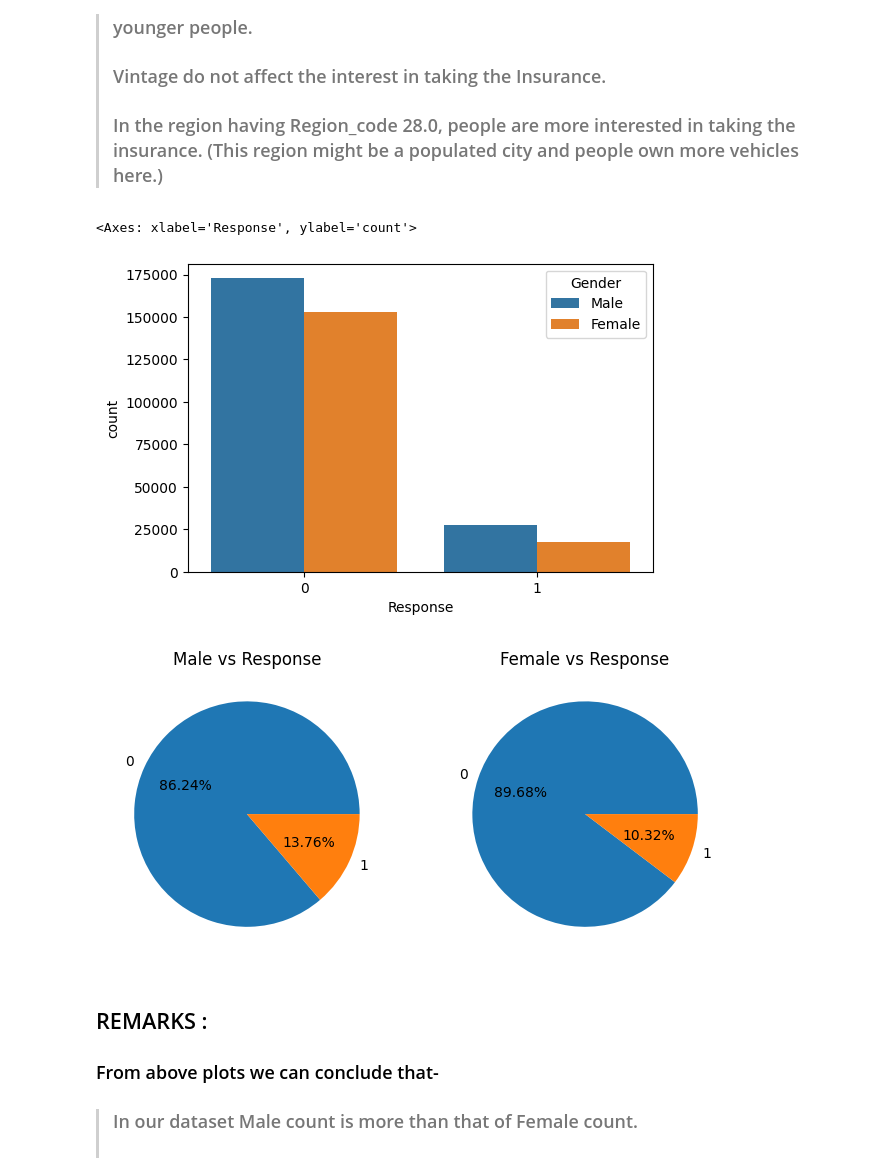
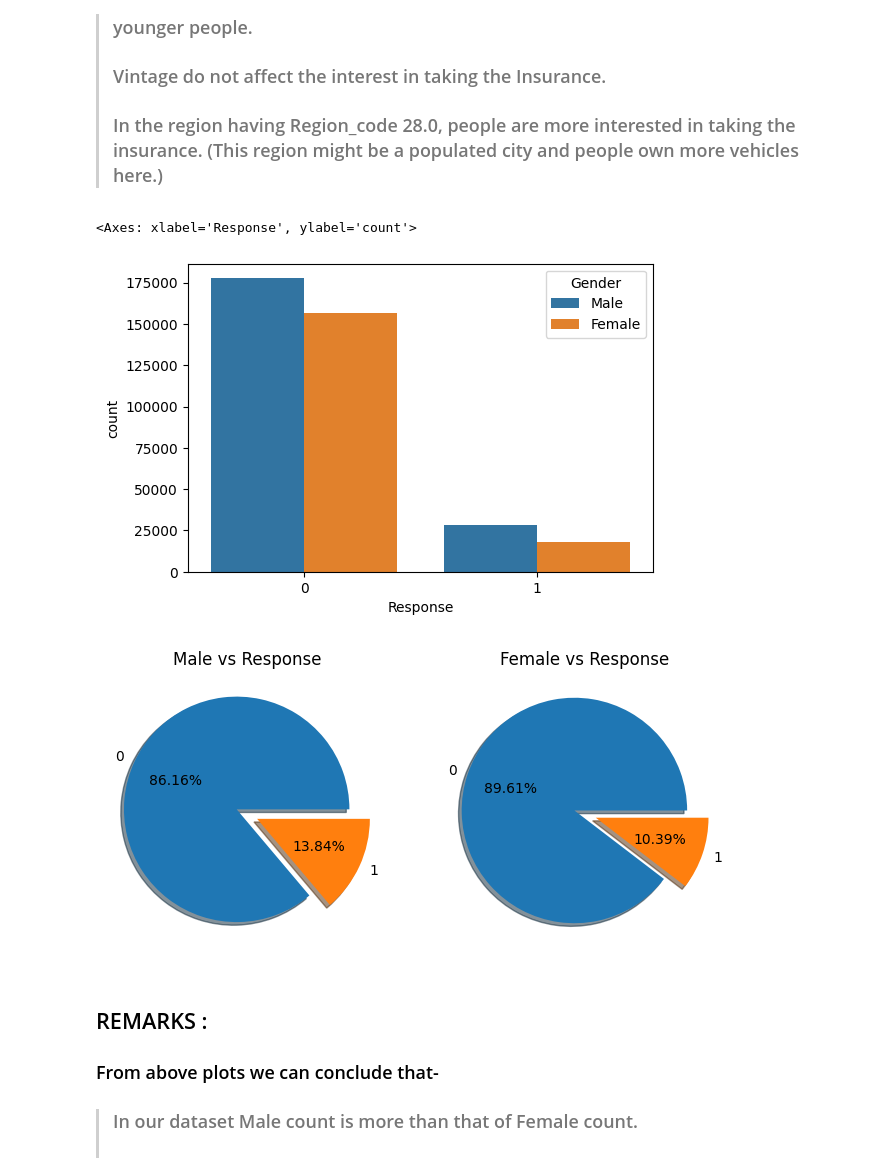
Before and after one commit to RPSahoo219/Health_Insurance_Cross_Sell_Prediction, a Jupyter notebook: Health_Insurance_Cross_Sell_Prediction.ipynb, the cells around one changed output. Cells and saved outputs as stored; diff of their text form; code cells hidden in the pictures.

```diff
--- a/Health_Insurance_Cross_Sell_Prediction.ipynb
+++ b/Health_Insurance_Cross_Sell_Prediction.ipynb
@@ -247,8 +250,10 @@ def remove_outliers(data, column):
   iqr = q3-q1
   lower_fence  = q1-1.5*iqr
   upper_fence = q3+1.5*iqr
-  revised_df = data.loc[(data[column] >= lower_fence) & (data[column] <= upper_fence)]
-  return revised_df
+  # revised_df = data.loc[(data[column] >= lower_fence) & (data[column] <= upper_fence)]
+  data[column] = np.where(data[column]>= upper_fence, upper_fence, data[column])
+  data[column] = np.where(data[column]<= lower_fence, lower_fence, data[column])
+  return data
 # %%
 # Removing outliers from "Annual_Premium" column
 df=remove_outliers(df,'Annual_Premium')
@@ -316,9 +317,10 @@ for i in ['Age','Region_Code','Policy_Sales_Channel']:
 > ### Vintage do not affect the interest in taking the Insurance.
 > ### In the region having Region_code 28.0, people are more interested in taking the insurance. (This region might be a populated city and people own more vehicles here.)
 # %%
+# Checking the Gender count wrt Response.
 plt.figure(figsize=(6,4))
 sns.countplot(x=df.Response,hue=df.Gender)
 # %% [output]
 <Axes: xlabel='Response', ylabel='count'>
-[figure, old version]
+[figure, new version]
 # %%
@@ -327,12 +330,14 @@ GF= df[df.Gender=='Female']
 # %%
+# Using the pie chart to check the Response Percentage of different Gender Group.
 fig, ax= plt.subplots(1,2,figsize=(8,5))
-ax[0].pie(GM.Response.value_counts(), labels= GM.Response.value_counts().index, autopct= "%1.2f%%")
+explode=[0.1,0.1]
+ax[0].pie(GM.Response.value_counts(), labels= GM.Response.value_counts().index, autopct= "%1.2f%%", explode= explode, shadow= True)
 ax[0].set_title('Male vs Response')
-ax[1].pie(GF.Response.value_counts(), labels= GF.Response.value_counts().index, autopct= "%1.2f%%")
+ax[1].pie(GF.Response.value_counts(), labels= GF.Response.value_counts().index, autopct= "%1.2f%%", explode= explode, shadow= True)
 ax[1].set_title('Female vs Response')
 plt.show()
 # %% [output]
-[figure, old version]
+[figure, new version]
 # %% [markdown]
 ## REMARKS :
 ### From above plots we can conclude that-
```
Also changed, not shown: parts of 39 cells of this notebook.
